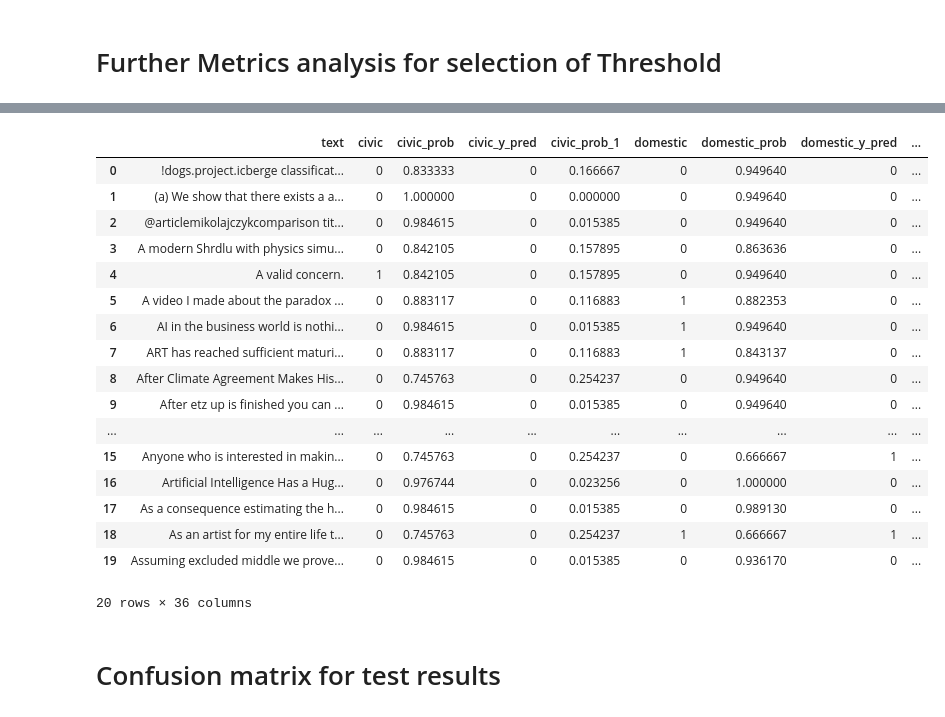
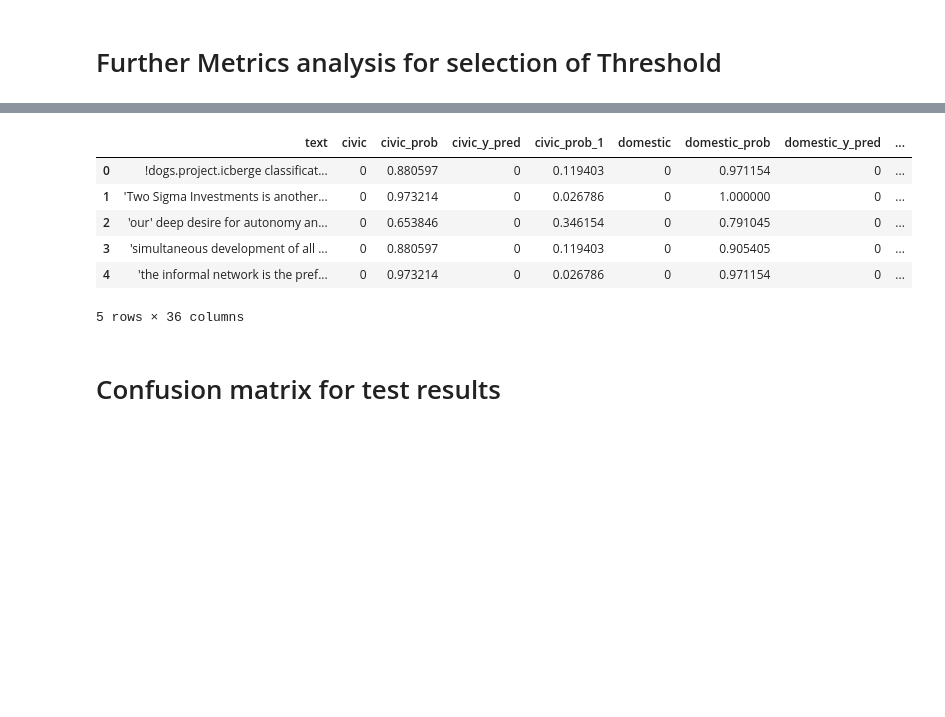
Before and after one commit to aideenf/AIVC, a Jupyter notebook: cp_wssc/Paper experiments.ipynb, the cells around one changed output, grey strips where cells are left out. Saved outputs shown, nothing was run; the diff lists cells and outputs as text; code cells hidden in the pictures; blank space fills up the shorter version.

```diff
--- a/cp_wssc/Paper experiments.ipynb
+++ b/cp_wssc/Paper experiments.ipynb
@@ -302,7 +302,7 @@ def split_data(df, cut_b = .2, provenance_b=[]):
     data_b = pd.DataFrame() #dataframe to be returned with cut_b %
     print ("cut size:",cut_b)
 
-    df = df.sample(frac=1) #change the order of the rows to random order
+#     df = df.sample(frac=1) #change the order of the rows to random order
 
     df = df.reset_index(drop=True)
     print(df.shape[0], "Note: this can contain multi-label samples, and samples with no convention")
@@ -481,7 +481,7 @@ def aggregate_new_audited_files(audited_data_dir_git, github_audit_url, git_owne
         audited_df['text'] = audited_df['text'].str.strip()
         audited_df['text'] = audited_df['text'].apply(aivm_helper.pre_process_sentence)
 
-        return audited_df
+        return audited_df.reset_index(drop=True)
 # %% [markdown]
 # Read the Labeled data and also the gathered data(to generate vocab for word embedding)
 # %% [markdown]
@@ -748,7 +775,7 @@ def display_training_val_data (df):
 #the calibration split will be split further later
 provenance_b = ['Manually_gathered', 'Semantic Scholar', 's2_ai' ,'github_ai' ,'reddit_ai' ]
 #split the labelled data and returns df_a and df_b, so that a specified fraction(from a specified provenance) is returned in df_b
-training_val_df, calibration_test_df = split_data(labelled_data_df, cut_b = .4, provenance_b = provenance_b)
+training_val_df, calibration_test_df = split_data(labelled_data_df, cut_b = .3, provenance_b = provenance_b)
 
 print("training_val_df: " , training_val_df.provenance.unique())
 print("calibration_test_df: ", calibration_test_df.provenance.unique())
@@ -809,6 +836,8 @@ Number of negative needed to balance  renown 130
 # %%
 display("Training the models", training_val_df.provenance.unique())
 display("For Calibration and test",calibration_test_df.provenance.unique())
+pd.set_option('display.max_colwidth', -1)
+training_val_df.head(20)
 # %% [output]
 'Training the models'
 array(['reddit_ai', 'github_ai', 'Manually_gathered', 'HuffPost_News',
@@ -2406,40 +2469,28 @@ FloatSlider(value=0.8, description='Score:', layout=Layout(width='600px'), max=1
 Dropdown(description='Select tresholds to generate results :', layout=Layout(width='600px'), options=('--selec…
 [interactive output not drawn]
 # %%
-display (global_final_results_df.head(20))
-
+display (global_final_results_df.head(5))
 #Delete these two as well, we can shelf them incase we need again:
 aivm_helper.save_to_shelf('my_shelf', 'test_df', test_df, False, GIT_USR, GIT_PSWD)
 aivm_helper.save_to_shelf('my_shelf', 'test_data_with_pred', test_data_with_pred, False, GIT_USR, GIT_PSWD)
 # del test_df
 # del test_data_with_pred
 
 #Save the final Treshold to a pickle file in Git Hub
 model_helpers.store_thresholds_in_picke( "global_final_thresholds.pickle",
                                        global_final_threshold,
                                        paths.RESOURCES_DIR_LOCAL,
                                        USE_GIT_HUB,
                                        GIT_USR,
                                        GIT_PSWD)
 # %% [output]
 |  | text | civic | civic_prob | civic_y_pred | civic_prob_1 | domestic | domestic_prob | domestic_y_pred | ... |
-| 0 | !dogs.project.icberge classificat... | 0 | 0.833333 | 0 | 0.166667 | 0 | 0.949640 | 0 | ... |
-| 1 | (a) We show that there exists a a... | 0 | 1.000000 | 0 | 0.000000 | 0 | 0.949640 | 0 | ... |
-| 2 | @articlemikolajczykcomparison tit... | 0 | 0.984615 | 0 | 0.015385 | 0 | 0.949640 | 0 | ... |
-| 3 | A modern Shrdlu with physics simu... | 0 | 0.842105 | 0 | 0.157895 | 0 | 0.863636 | 0 | ... |
-| 4 | A valid concern. | 1 | 0.842105 | 0 | 0.157895 | 0 | 0.949640 | 0 | ... |
-| 5 | A video I made about the paradox ... | 0 | 0.883117 | 0 | 0.116883 | 1 | 0.882353 | 0 | ... |
-| 6 | AI in the business world is nothi... | 0 | 0.984615 | 0 | 0.015385 | 1 | 0.949640 | 0 | ... |
-| 7 | ART has reached sufficient maturi... | 0 | 0.883117 | 0 | 0.116883 | 1 | 0.843137 | 0 | ... |
-| 8 | After Climate Agreement Makes His... | 0 | 0.745763 | 0 | 0.254237 | 0 | 0.949640 | 0 | ... |
-| 9 | After etz up is finished you can ... | 0 | 0.984615 | 0 | 0.015385 | 0 | 0.949640 | 0 | ... |
-| ... | ... | ... | ... | ... | ... | ... | ... | ... | ... |
-| 15 | Anyone who is interested in makin... | 0 | 0.745763 | 0 | 0.254237 | 0 | 0.666667 | 1 | ... |
-| 16 | Artificial Intelligence Has a Hug... | 0 | 0.976744 | 0 | 0.023256 | 0 | 1.000000 | 0 | ... |
-| 17 | As a consequence estimating the h... | 0 | 0.984615 | 0 | 0.015385 | 0 | 0.989130 | 0 | ... |
-| 18 | As an artist for my entire life t... | 0 | 0.745763 | 0 | 0.254237 | 1 | 0.666667 | 1 | ... |
-| 19 | Assuming excluded middle we prove... | 0 | 0.984615 | 0 | 0.015385 | 0 | 0.936170 | 0 | ... |
+| 0 | !dogs.project.icberge classificat... | 0 | 0.880597 | 0 | 0.119403 | 0 | 0.971154 | 0 | ... |
+| 1 | 'Two Sigma Investments is another... | 0 | 0.973214 | 0 | 0.026786 | 0 | 1.000000 | 0 | ... |
+| 2 | 'our' deep desire for autonomy an... | 0 | 0.653846 | 0 | 0.346154 | 0 | 0.791045 | 0 | ... |
+| 3 | 'simultaneous development of all ... | 0 | 0.880597 | 0 | 0.119403 | 0 | 0.905405 | 0 | ... |
+| 4 | 'the informal network is the pref... | 0 | 0.973214 | 0 | 0.026786 | 0 | 0.971154 | 0 | ... |
-20 rows × 36 columns
+5 rows × 36 columns
 # %% [markdown]
 # Confusion matrix for test results
 # %% [markdown]
```
Also changed, not shown: parts of 28 cells of this notebook.
